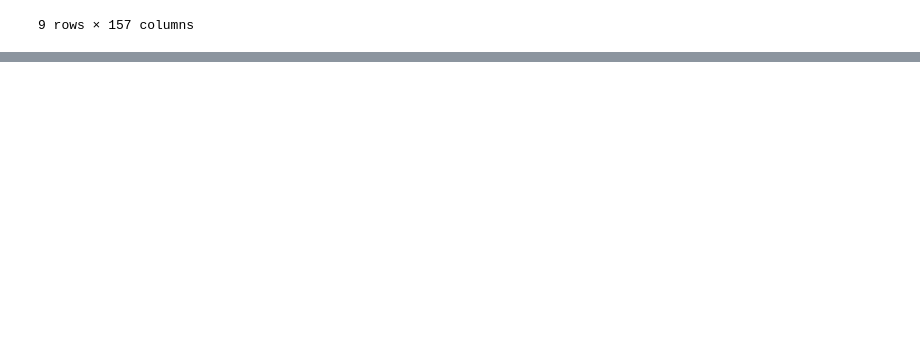
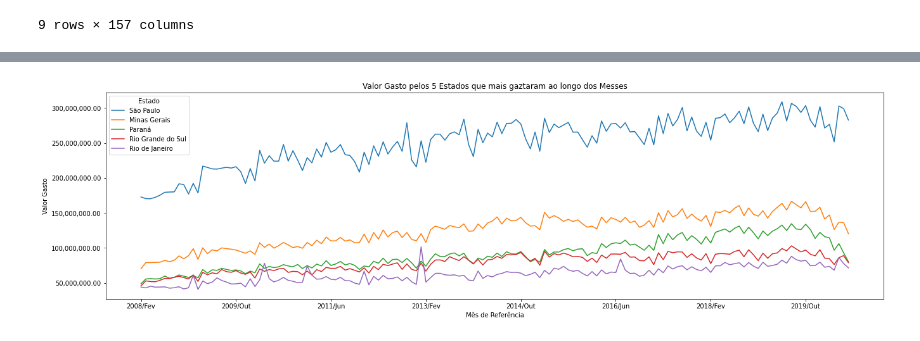
Before and after one commit to luan-prates/bootcamp-ds-aplicada-alura-2021, a Jupyter notebook: Analise_dos_dados_SIH_Datasus.ipynb, the cells around one changed output, grey strips where cells are left out. Saved outputs shown, nothing was run; the diff lists cells and outputs as text; code cells hidden in the pictures; blank space fills up the shorter version.

```diff
--- a/Analise_dos_dados_SIH_Datasus.ipynb
+++ b/Analise_dos_dados_SIH_Datasus.ipynb
@@ -377,0 +333,10 @@ See the caveats in the documentation: https://pandas.pydata.org/pandas-docs/stab
+# %%
+ax = dff_4[dff_4.columns[6:]].sum(level=1).head(5).T.plot(figsize=(22,6))
+#ax.legend(frameon=False)
+ax.yaxis.set_major_formatter(ticker.StrMethodFormatter("{x:,.2f}"))
+plt.ylabel('Valor Gasto')
+plt.xlabel('Mês de Referência')
+plt.title("Valor Gasto pelos 5 Estados que mais gaztaram ao longo dos Messes")
+plt.show()
+# %% [output]
+[figure, added]
```
Also changed, not shown: parts of 16 cells of this notebook.
